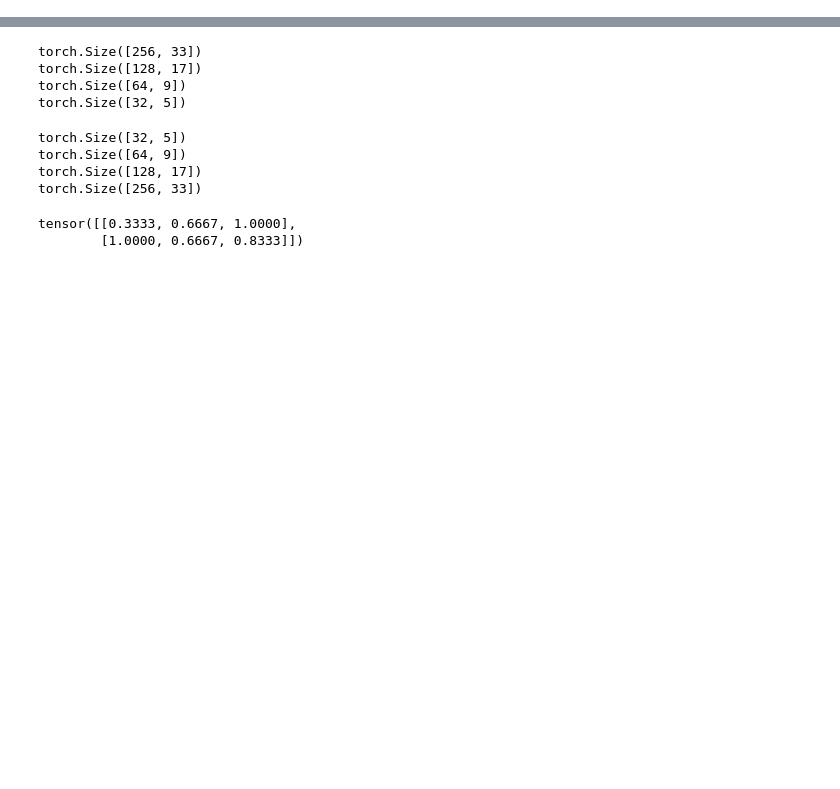
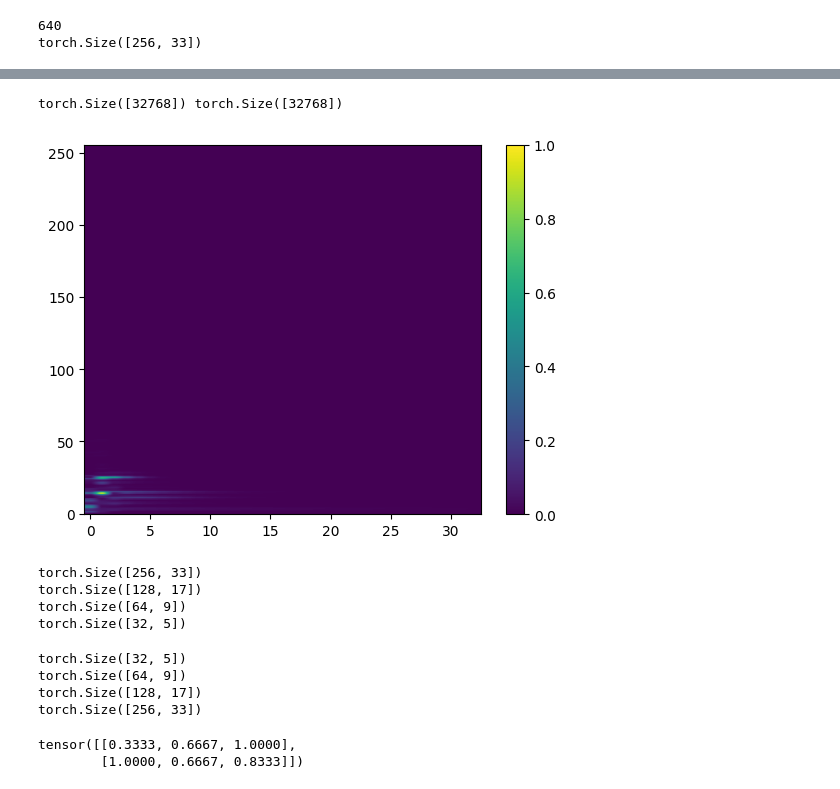
Before and after one commit to ATotor/MultiEntVAE, a Jupyter notebook: notebook helper.ipynb, the cells around one changed output, grey strips where cells are left out. Cells and saved outputs as stored; diff of their text form; code cells hidden in the pictures; blank space fills up the shorter version.

```diff
--- a/notebook helper.ipynb
+++ b/notebook helper.ipynb
@@ -46,11 +45,3 @@ def getitem(idx: int, load_audio = True) -> tuple[torch.Tensor, float, str]:
         audio = None
     pitch = meta[_fname]['pitch']
     return {"x": x, "pitch": pitch, "fname": _fname, "audio" : audio}
-# %%
-found = 0
-for i in range(4096):
-    item = getitem(i,load_audio=False)
-    if item['fname'] == 'flute_synthetic_000-053-127':
-        found = i
-        print(found)
-        break
@@ -92,0 +48,21 @@ audio.shape,recreated_audio.shape
+# %%
+found = 0
+for i in range(4096):
+    item = getitem(i,load_audio=False)
+    if item['fname'] == 'bass_synthetic_134-022-100':
+        found = i
+        print(found)
+        break
+item = getitem(found)
+spec, pitch, fname, audio = item['x'],item['pitch'],item['fname'],item['audio']
+recreated_audio = inverse_transform(spec)
+print(spec.shape)
+display(Audio(audio.cpu(),rate=16000))
+display(Audio(recreated_audio.cpu(),rate=16000))
+print(audio.shape, recreated_audio.shape)
+plt.imshow(spec.cpu(),origin="lower",aspect='auto')
+plt.colorbar()
+plt.show()
+# %% [output]
+640
+torch.Size([256, 33])
@@ -93,3 +71,5 @@ audio.shape,recreated_audio.shape
+torch.Size([32768]) torch.Size([32768])
+[figure, added]
 # %%
 print(spec.shape)
 enc1=nn.Conv1d(in_channels=256,out_channels=256//2,kernel_size=3,stride=2,padding=1,device=device)(spec)
```
Also changed, not shown: parts of 12 cells of this notebook, 5 other files.
